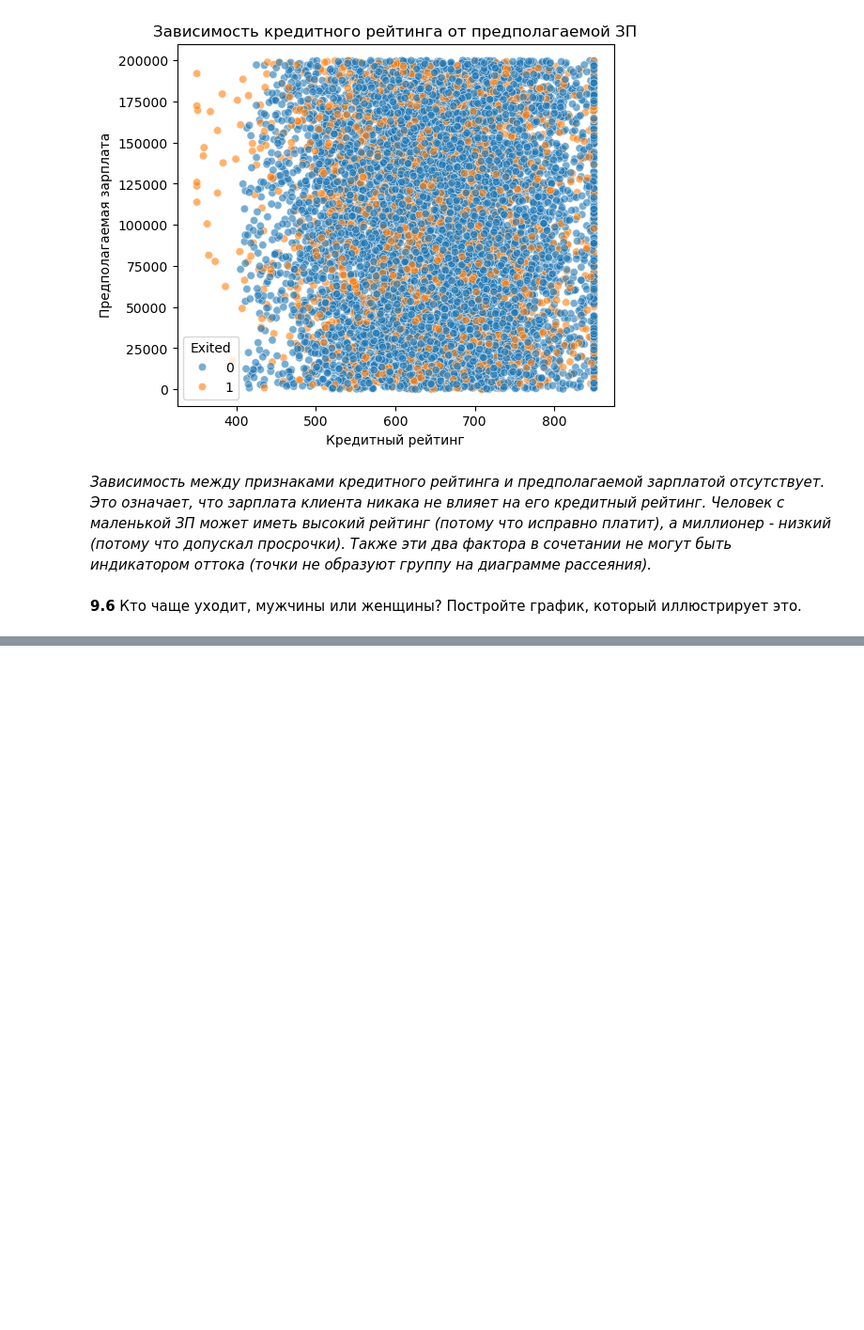
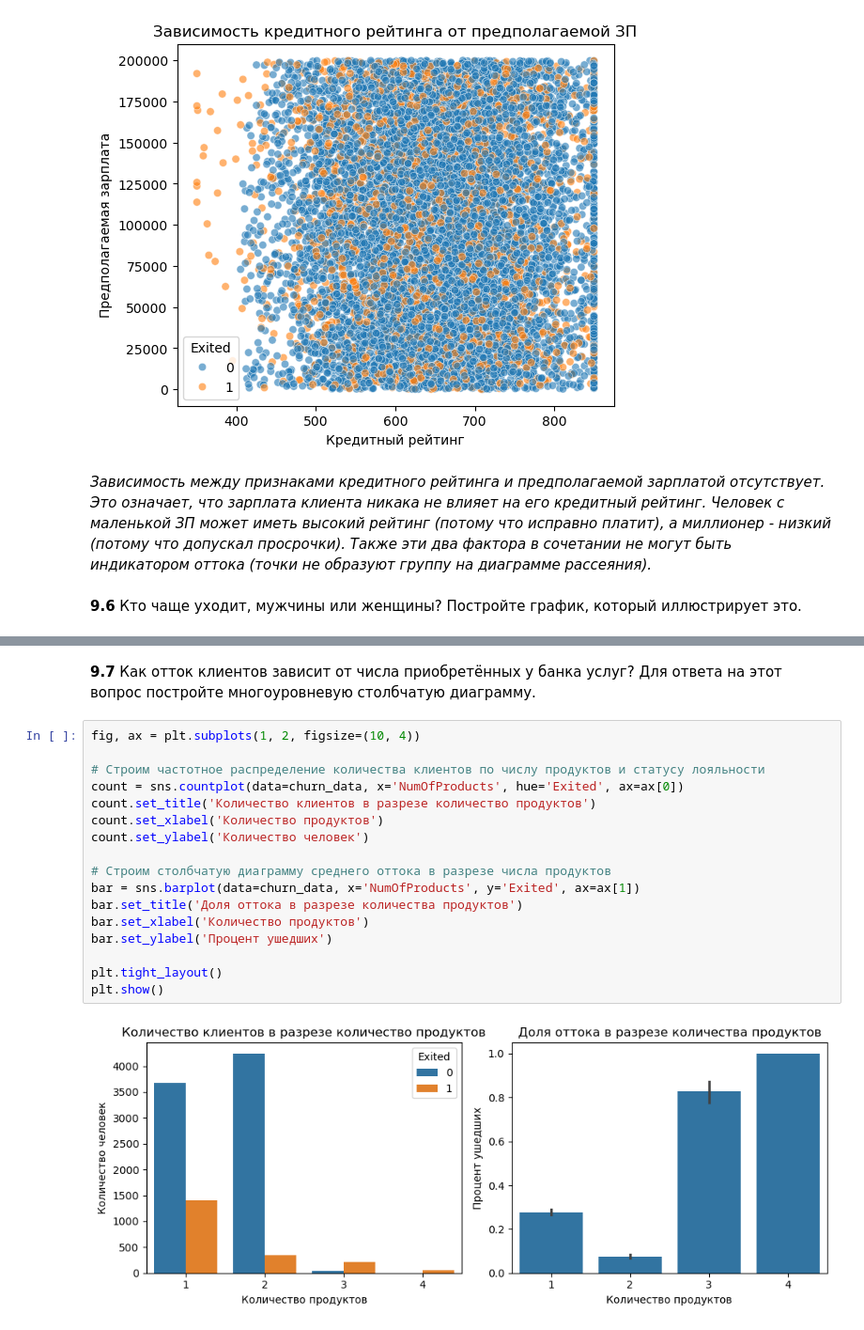
Before and after one commit to thetitorenko/sf_dspr, a Jupyter notebook: practice/PYTHON-13/PYTHON_13_Визуализация.ipynb, the cells around one changed output, grey strips where cells are left out. Shown at 94% size. Drawn from its saved outputs; the diff is of its cells as text; blank space fills up the shorter version.

```diff
--- a/practice/PYTHON-13/PYTHON_13_Визуализация.ipynb
+++ b/practice/PYTHON-13/PYTHON_13_Визуализация.ipynb
@@ -207,0 +235,21 @@ _Зависимость между признаками кредитного р
+# %% [markdown]
+**9.7** Как отток клиентов зависит от числа приобретённых у банка услуг? Для ответа на этот вопрос постройте многоуровневую столбчатую диаграмму.
+# %%
+fig, ax = plt.subplots(1, 2, figsize=(10, 4))
+
+# Строим частотное распределение количества клиентов по числу продуктов и статусу лояльности
+count = sns.countplot(data=churn_data, x='NumOfProducts', hue='Exited', ax=ax[0])
+count.set_title('Количество клиентов в разрезе количество продуктов')
+count.set_xlabel('Количество продуктов')
+count.set_ylabel('Количество человек')
+
+# Строим столбчатую диаграмму среднего оттока в разрезе числа продуктов
+bar = sns.barplot(data=churn_data, x='NumOfProducts', y='Exited', ax=ax[1])
+bar.set_title('Доля оттока в разрезе количества продуктов')
+bar.set_xlabel('Количество продуктов')
+bar.set_ylabel('Процент ушедших')
+
+plt.tight_layout()
+plt.show()
+# %% [output]
+[figure, added]
```
Also changed, not shown: parts of 9 cells of this notebook.
